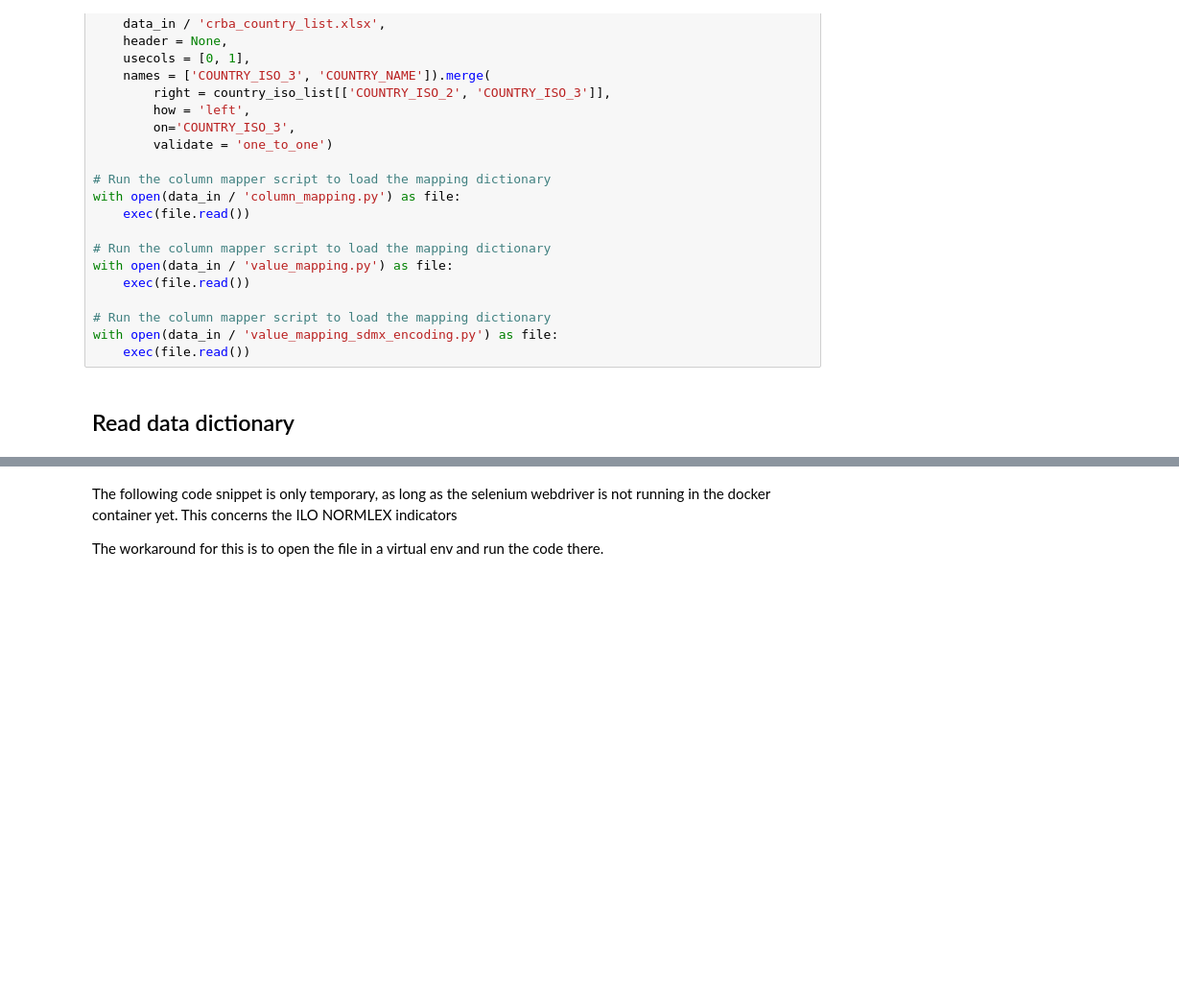
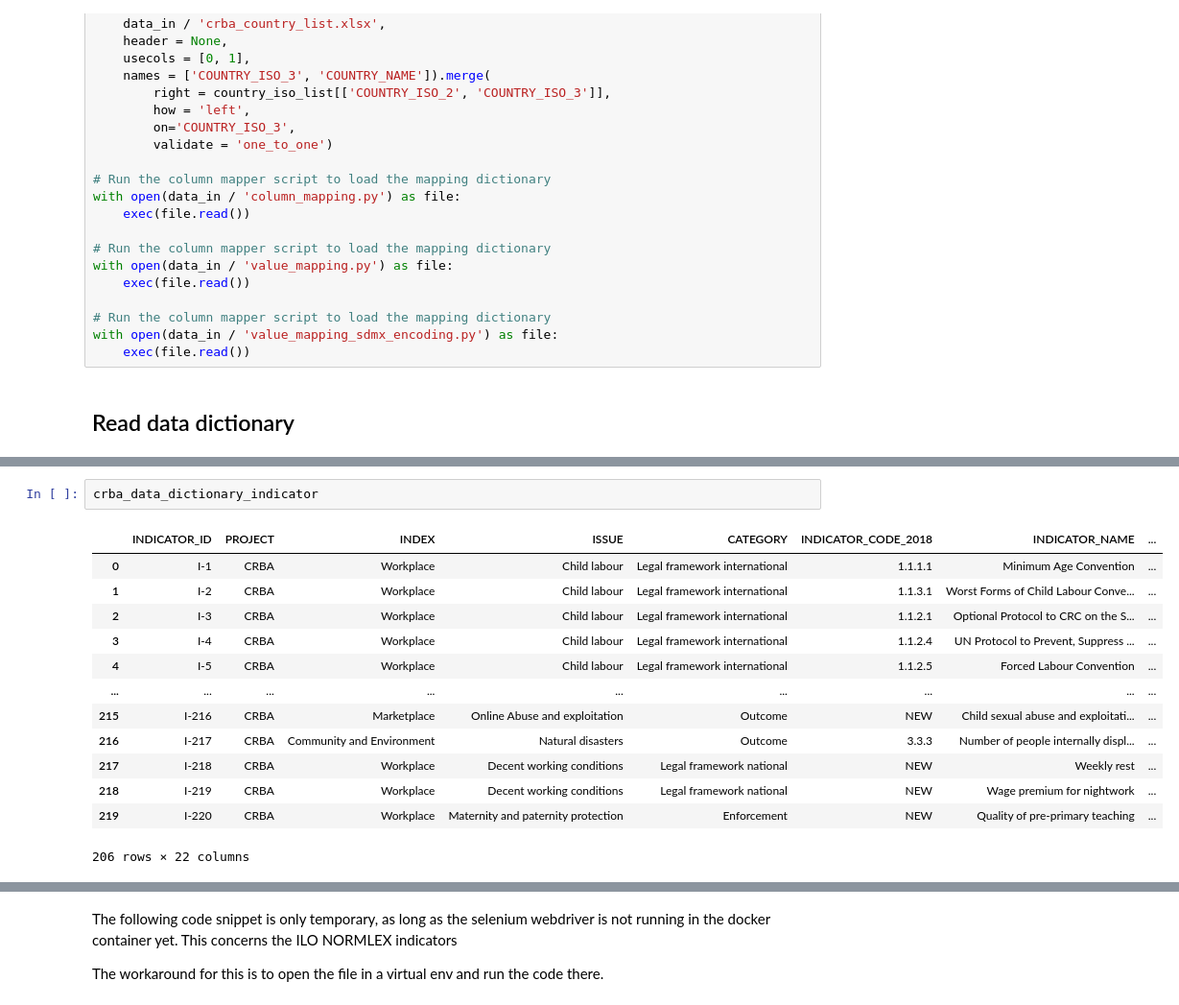
Before and after one commit to m-g-d-c/crba-etl, a Jupyter notebook: main_refactor.ipynb, the cells around one changed output, grey strips where cells are left out. Shown at 96% size. Cells and saved outputs as stored; diff of their text form; blank space fills up the shorter version.

```diff
--- a/main_refactor.ipynb
+++ b/main_refactor.ipynb
@@ -109,0 +154,16 @@ with open(data_in / 'value_mapping_sdmx_encoding.py') as file:
+# %%
+crba_data_dictionary_indicator
+# %% [output]
+|  | INDICATOR_ID | PROJECT | INDEX | ISSUE | CATEGORY | INDICATOR_CODE_2018 | INDICATOR_NAME | ... |
+| 0 | I-1 | CRBA | Workplace | Child labour | Legal framework international | 1.1.1.1 | Minimum Age Convention | ... |
+| 1 | I-2 | CRBA | Workplace | Child labour | Legal framework international | 1.1.3.1 | Worst Forms of Child Labour Conve... | ... |
+| 2 | I-3 | CRBA | Workplace | Child labour | Legal framework international | 1.1.2.1 | Optional Protocol to CRC on the S... | ... |
+| 3 | I-4 | CRBA | Workplace | Child labour | Legal framework international | 1.1.2.4 | UN Protocol to Prevent, Suppress ... | ... |
+| 4 | I-5 | CRBA | Workplace | Child labour | Legal framework international | 1.1.2.5 | Forced Labour Convention | ... |
+| ... | ... | ... | ... | ... | ... | ... | ... | ... |
+| 215 | I-216 | CRBA | Marketplace | Online Abuse and exploitation | Outcome | NEW | Child sexual abuse and exploitati... | ... |
+| 216 | I-217 | CRBA | Community and Environment | Natural disasters | Outcome | 3.3.3 | Number of people internally displ... | ... |
+| 217 | I-218 | CRBA | Workplace | Decent working conditions | Legal framework national | NEW | Weekly rest | ... |
+| 218 | I-219 | CRBA | Workplace | Decent working conditions | Legal framework national | NEW | Wage premium for nightwork | ... |
+| 219 | I-220 | CRBA | Workplace | Maternity and paternity protection | Enforcement | NEW | Quality of pre-primary teaching | ... |
+206 rows × 22 columns
```
Also changed, not shown: parts of 7 cells of this notebook, 30 other files.
